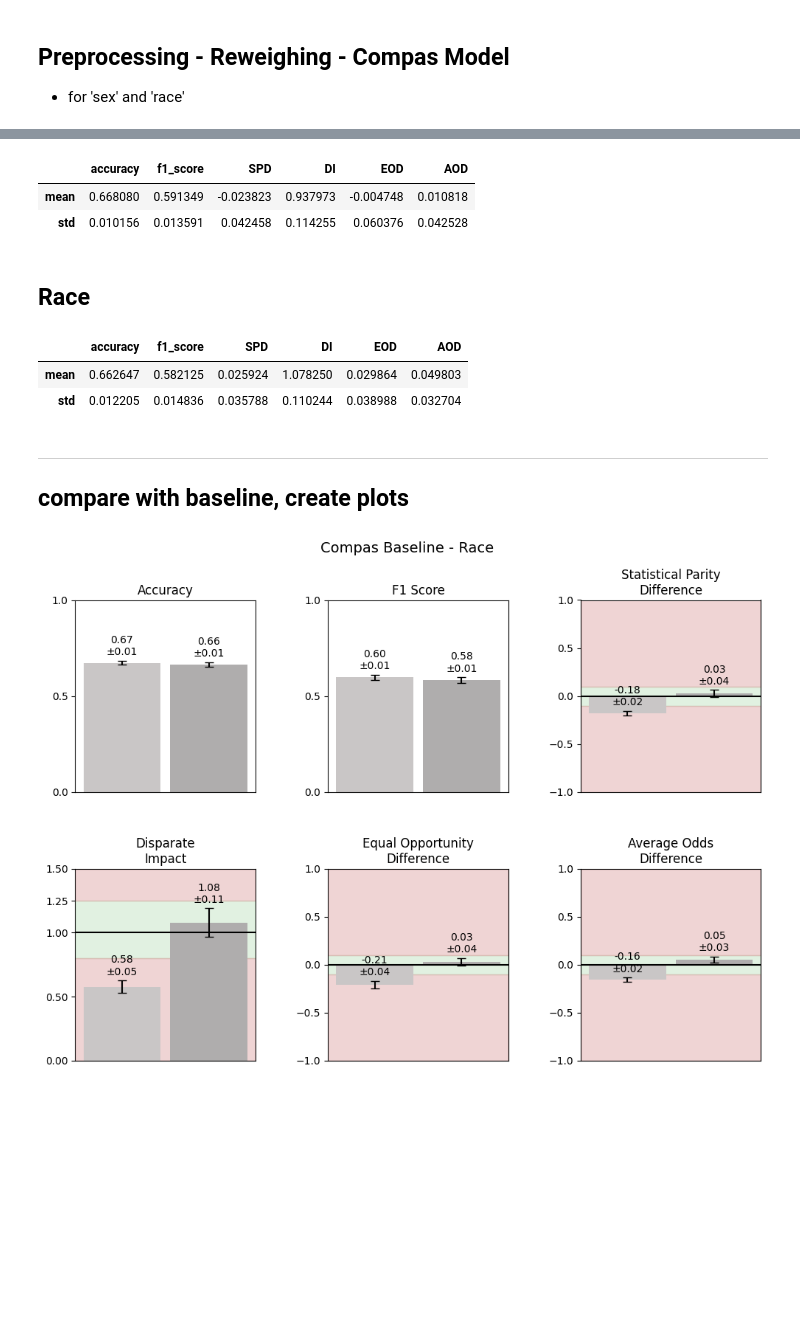
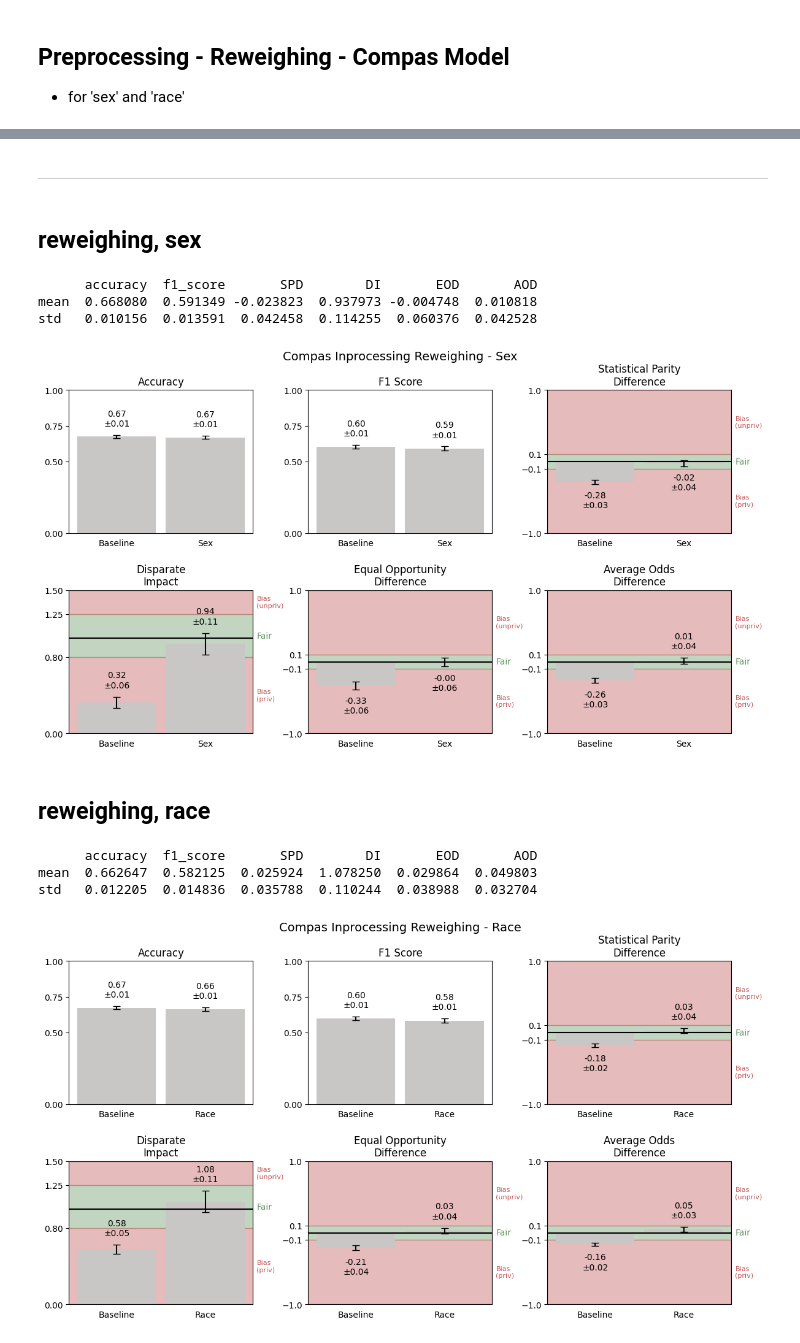
Before and after one commit to jeaend/bias-mitigation-aif360, a Jupyter notebook: notebooks/COMPAS/03_pre_reweighing.ipynb, the cells around one changed output, grey strips where cells are left out. Saved outputs shown, nothing was run; the diff lists cells and outputs as text; code cells hidden in the pictures; blank space fills up the shorter version.

Commit message:
run reweighing compas

```diff
--- a/notebooks/COMPAS/03_pre_reweighing.ipynb
+++ b/notebooks/COMPAS/03_pre_reweighing.ipynb
@@ -18,3 +23,7 @@ from sklearn.model_selection import StratifiedShuffleSplit
+# %% [markdown]
+---------------------------------
+# %% [markdown]
+## reweighing, sex
 # %%
 # 1) Retrieve data
 protected = 'sex'
@@ -43,14 +52,17 @@ for train_idx, test_idx in sss.split(df, df['label']):
 # 3) Aggregate results
 compas_sex_metrics = pd.DataFrame(results)
 compas_sex_metrics_agg = compas_sex_metrics.agg(['mean', 'std'])
+print(compas_sex_metrics_agg)
+# %% [output]
+      accuracy  f1_score       SPD        DI       EOD       AOD
+mean  0.668080  0.591349 -0.023823  0.937973 -0.004748  0.010818
+std   0.010156  0.013591  0.042458  0.114255  0.060376  0.042528
-# %%
-compas_sex_metrics_agg
-# %% [output]
-|  | accuracy | f1_score | SPD | DI | EOD | AOD |
-| mean | 0.668080 | 0.591349 | -0.023823 | 0.937973 | -0.004748 | 0.010818 |
-| std | 0.010156 | 0.013591 | 0.042458 | 0.114255 | 0.060376 | 0.042528 |
-# %% [markdown]
-## Race
+# %%
+compare_viz_metrics_2x3(baseline_sex_agg, compas_sex_metrics_agg, 'Baseline', 'Sex', 'Compas Inprocessing Reweighing - Sex')
+# %% [output]
+[figure, new version]
+# %% [markdown]
+## reweighing, race
 # %%
 # 1) Retrieve data
 protected = 'race'
@@ -79,12 +91,8 @@ for train_idx, test_idx in sss.split(df, df['label']):
 # 3) Aggregate results
 compas_race_metrics = pd.DataFrame(results)
 compas_race_metrics_agg = compas_race_metrics.agg(['mean', 'std'])
+print(compas_race_metrics_agg)
+# %% [output]
+      accuracy  f1_score       SPD        DI       EOD       AOD
+mean  0.662647  0.582125  0.025924  1.078250  0.029864  0.049803
+std   0.012205  0.014836  0.035788  0.110244  0.038988  0.032704
-# %%
-compas_race_metrics_agg
-# %% [output]
-|  | accuracy | f1_score | SPD | DI | EOD | AOD |
-| mean | 0.662647 | 0.582125 | 0.025924 | 1.078250 | 0.029864 | 0.049803 |
-| std | 0.012205 | 0.014836 | 0.035788 | 0.110244 | 0.038988 | 0.032704 |
-# %% [markdown]
----------------------------------
-## compare with baseline, create plots
@@ -94,4 +99,4 @@ baseline_sex_agg = pd.read_csv('../../reports/baseline_agg/compas_sex_metrics_ag
 # %%
-compare_viz_metrics_2x3(baseline_race_agg, compas_race_metrics_agg, 'Baseline', 'Race', 'Compas Baseline - Race')
+compare_viz_metrics_2x3(baseline_race_agg, compas_race_metrics_agg, 'Baseline', 'Race', 'Compas Inprocessing Reweighing - Race')
 # %% [output]
-[figure, old version]
+[figure, new version]
```
Also changed, not shown: parts of 7 cells of this notebook, 3 other files.
